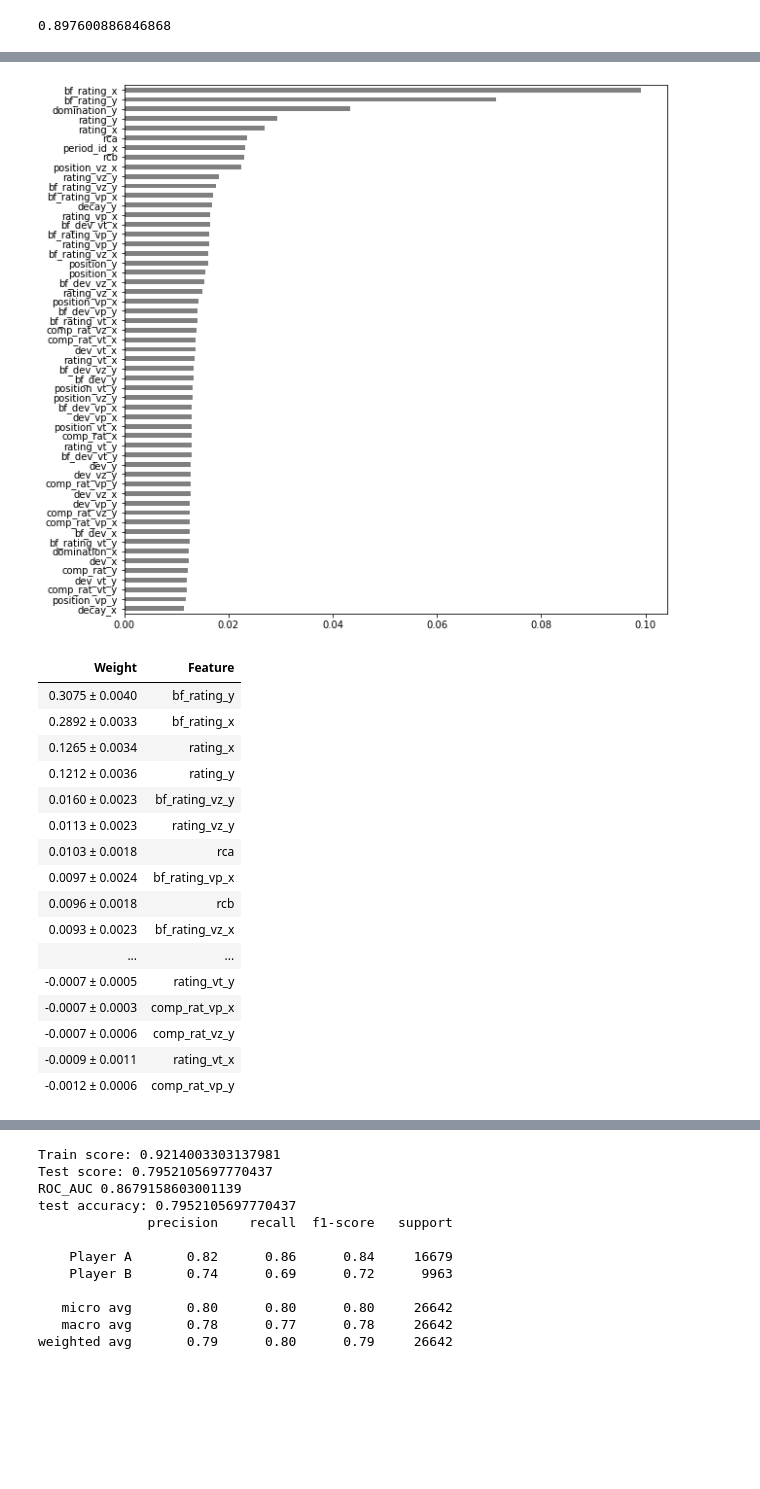
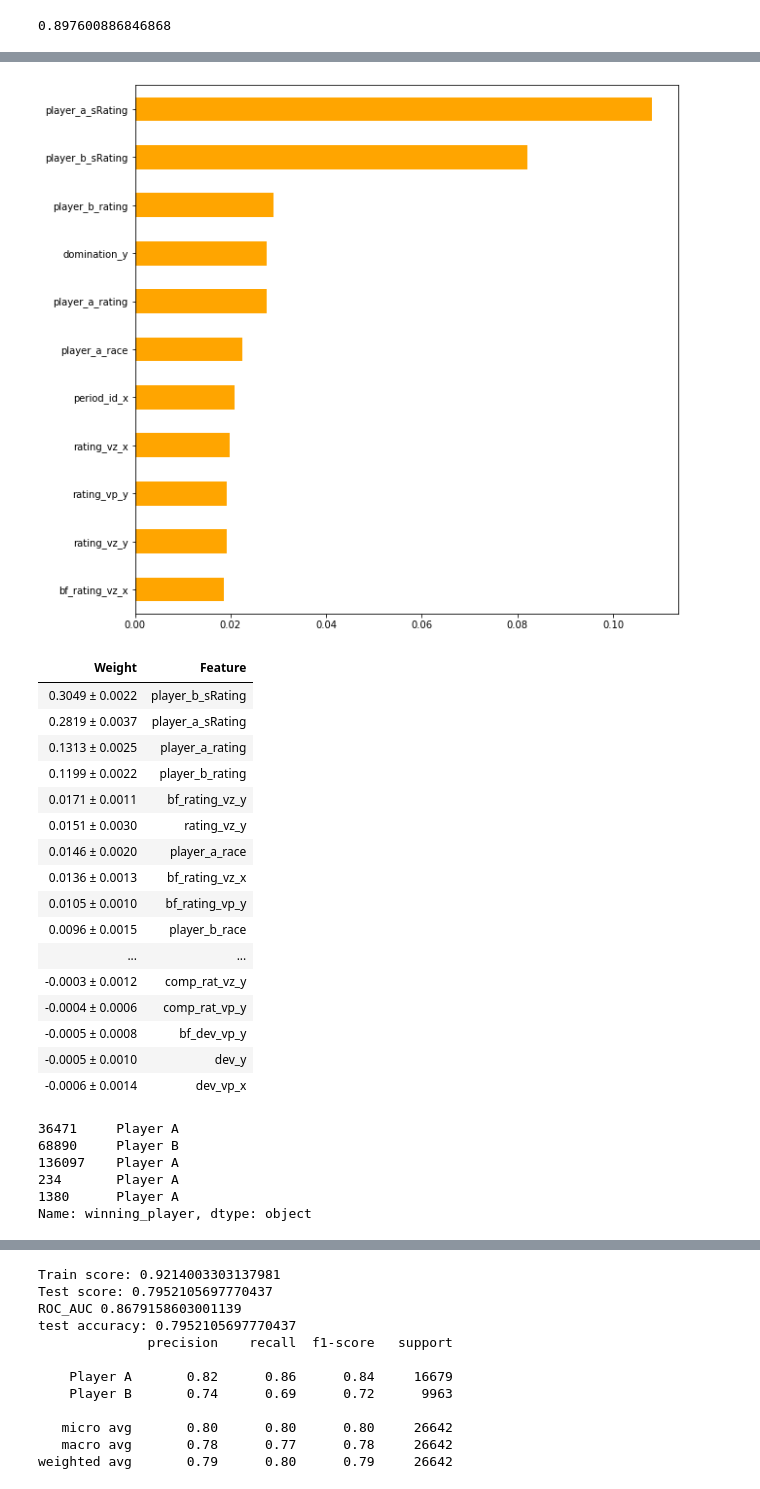
Before and after one commit to mjh09/match-predict, a Jupyter notebook: notebooks/alig_predict.ipynb, the cells around one changed output, grey strips where cells are left out. Saved outputs shown, nothing was run; the diff lists cells and outputs as text; code cells hidden in the pictures; blank space fills up the shorter version.

```diff
--- a/notebooks/alig_predict.ipynb
+++ b/notebooks/alig_predict.ipynb
@@ -196,29 +188,39 @@ plot_confusion_matrix(y_test, y_pred);
 # %%
 plt.figure(figsize=(10,10))
-importances = pd.Series(model.feature_importances_, X_train.columns)
-importances.sort_values().plot.barh(color='grey');
+importances = pd.Series(model.feature_importances_, X_train.columns).sort_values(ascending=False)
+importances = importances[:11].sort_values()
+importances.plot.barh(color='orange');
 # %% [output]
-[figure, old version]
+[figure, new version]
 # %%
 permuter = PermutationImportance(model, cv='prefit',random_state=42)
-permuter.fit(X_val, y_val)
-feature_names = X_val.columns.tolist()
+permuter.fit(X_test, y_test)
+feature_names = X_test.columns.tolist()
 eli5.show_weights(permuter, top=None, feature_names=feature_names)
 # %% [output]
 | Weight | Feature |
-| 0.3075 ± 0.0040 | bf_rating_y |
-| 0.2892 ± 0.0033 | bf_rating_x |
-| 0.1265 ± 0.0034 | rating_x |
-| 0.1212 ± 0.0036 | rating_y |
-| 0.0160 ± 0.0023 | bf_rating_vz_y |
-| 0.0113 ± 0.0023 | rating_vz_y |
-| 0.0103 ± 0.0018 | rca |
-| 0.0097 ± 0.0024 | bf_rating_vp_x |
-| 0.0096 ± 0.0018 | rcb |
-| 0.0093 ± 0.0023 | bf_rating_vz_x |
+| 0.3049 ± 0.0022 | player_b_sRating |
+| 0.2819 ± 0.0037 | player_a_sRating |
+| 0.1313 ± 0.0025 | player_a_rating |
+| 0.1199 ± 0.0022 | player_b_rating |
+| 0.0171 ± 0.0011 | bf_rating_vz_y |
+| 0.0151 ± 0.0030 | rating_vz_y |
+| 0.0146 ± 0.0020 | player_a_race |
+| 0.0136 ± 0.0013 | bf_rating_vz_x |
+| 0.0105 ± 0.0010 | bf_rating_vp_y |
+| 0.0096 ± 0.0015 | player_b_race |
 | ... | ... |
-| -0.0007 ± 0.0005 | rating_vt_y |
-| -0.0007 ± 0.0003 | comp_rat_vp_x |
-| -0.0007 ± 0.0006 | comp_rat_vz_y |
-| -0.0009 ± 0.0011 | rating_vt_x |
-| -0.0012 ± 0.0006 | comp_rat_vp_y |
+| -0.0003 ± 0.0012 | comp_rat_vz_y |
+| -0.0004 ± 0.0006 | comp_rat_vp_y |
+| -0.0005 ± 0.0008 | bf_dev_vp_y |
+| -0.0005 ± 0.0010 | dev_y |
+| -0.0006 ± 0.0014 | dev_vp_x |
+# %%
+y_test.head()
+# %% [output]
+36471     Player A
+68890     Player B
+136097    Player A
+234       Player A
+1380      Player A
+Name: winning_player, dtype: object
```
Also changed, not shown: parts of 12 cells of this notebook, 11 other files.
